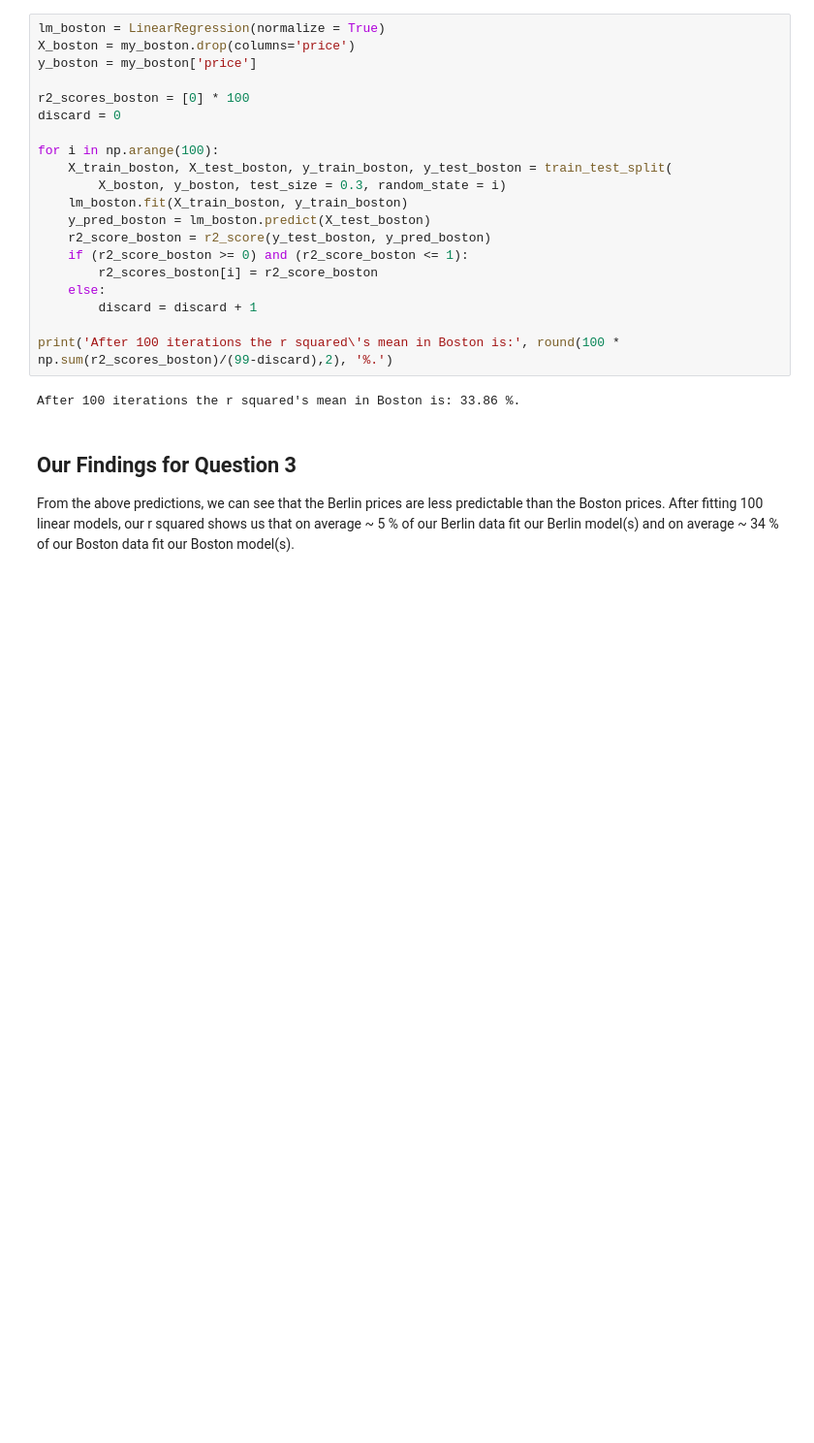
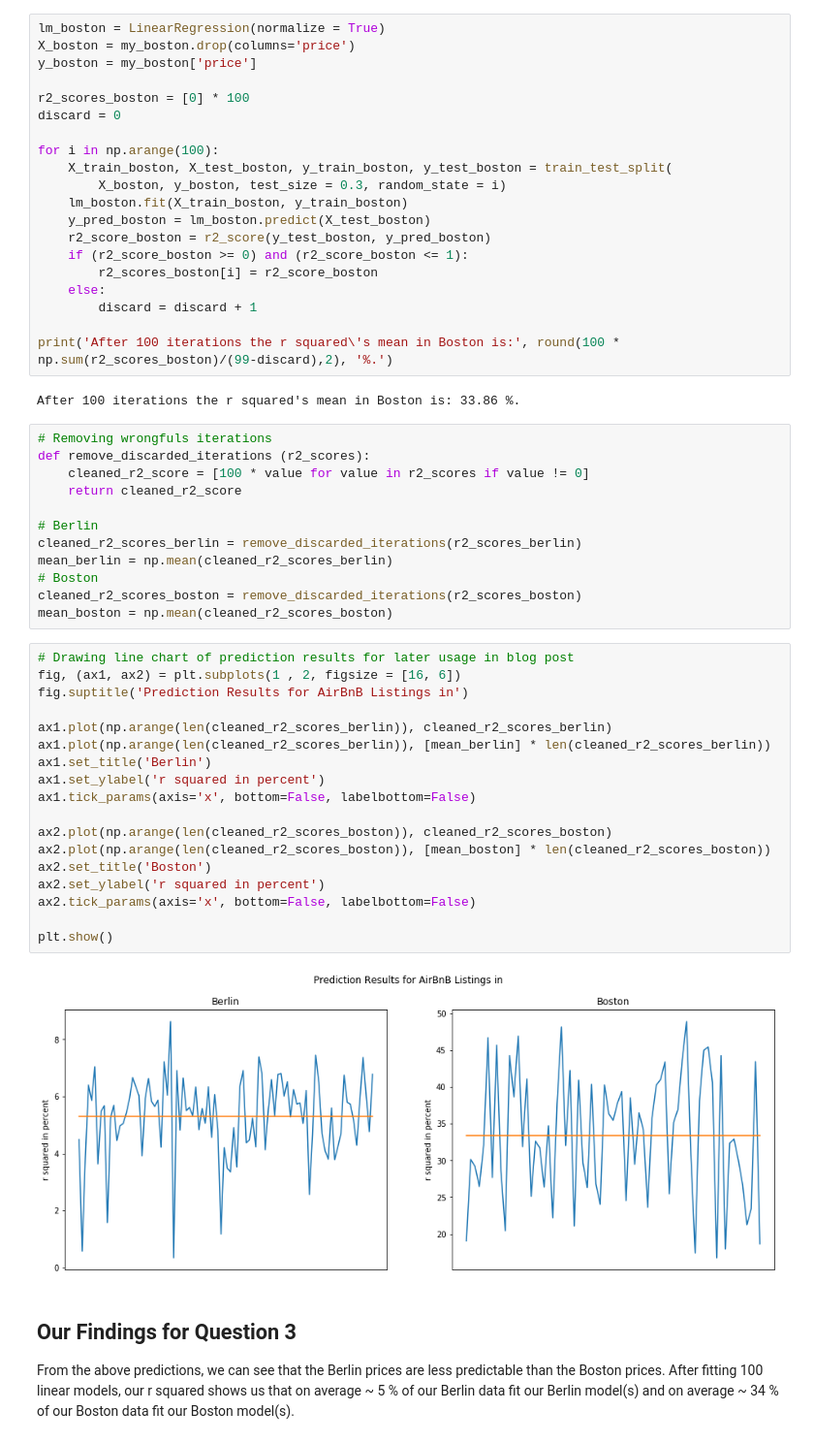
Before and after one commit to felineR/airbnbanalysis, a Jupyter notebook: AirBnBDataScience.ipynb, the cells around one changed output. Shown: that part at 97% size. Saved outputs shown, nothing was run; the diff lists cells and outputs as text; blank space fills up the shorter version.

```diff
--- a/AirBnBDataScience.ipynb
+++ b/AirBnBDataScience.ipynb
@@ -189,6 +206,38 @@ for i in np.arange(100):
 print('After 100 iterations the r squared\'s mean in Boston is:', round(100 * np.sum(r2_scores_boston)/(99-discard),2), '%.')
 # %% [output]
 After 100 iterations the r squared's mean in Boston is: 33.86 %.
+# %%
+# Removing wrongfuls iterations
+def remove_discarded_iterations (r2_scores):
+    cleaned_r2_score = [100 * value for value in r2_scores if value != 0]
+    return cleaned_r2_score
+
+# Berlin
+cleaned_r2_scores_berlin = remove_discarded_iterations(r2_scores_berlin)
+mean_berlin = np.mean(cleaned_r2_scores_berlin)
+# Boston
+cleaned_r2_scores_boston = remove_discarded_iterations(r2_scores_boston)
+mean_boston = np.mean(cleaned_r2_scores_boston)
+# %%
+# Drawing line chart of prediction results for later usage in blog post
+fig, (ax1, ax2) = plt.subplots(1 , 2, figsize = [16, 6])
+fig.suptitle('Prediction Results for AirBnB Listings in')
+
+ax1.plot(np.arange(len(cleaned_r2_scores_berlin)), cleaned_r2_scores_berlin)
+ax1.plot(np.arange(len(cleaned_r2_scores_berlin)), [mean_berlin] * len(cleaned_r2_scores_berlin))
+ax1.set_title('Berlin')
+ax1.set_ylabel('r squared in percent')
+ax1.tick_params(axis='x', bottom=False, labelbottom=False)
+
+ax2.plot(np.arange(len(cleaned_r2_scores_boston)), cleaned_r2_scores_boston)
+ax2.plot(np.arange(len(cleaned_r2_scores_boston)), [mean_boston] * len(cleaned_r2_scores_boston))
+ax2.set_title('Boston')
+ax2.set_ylabel('r squared in percent')
+ax2.tick_params(axis='x', bottom=False, labelbottom=False)
+
+plt.show()
+# %% [output]
+[figure, added]
 # %% [markdown]
 ## Our Findings for Question 3
 From the above predictions, we can see that the Berlin prices are less predictable than the Boston prices. After fitting 100 linear models, our r squared shows us that on average ~ 5 % of our Berlin data fit our Berlin model(s) and on average ~ 34 % of our Boston data fit our Boston model(s).
```
Also changed, not shown: parts of 1 cell of this notebook.
